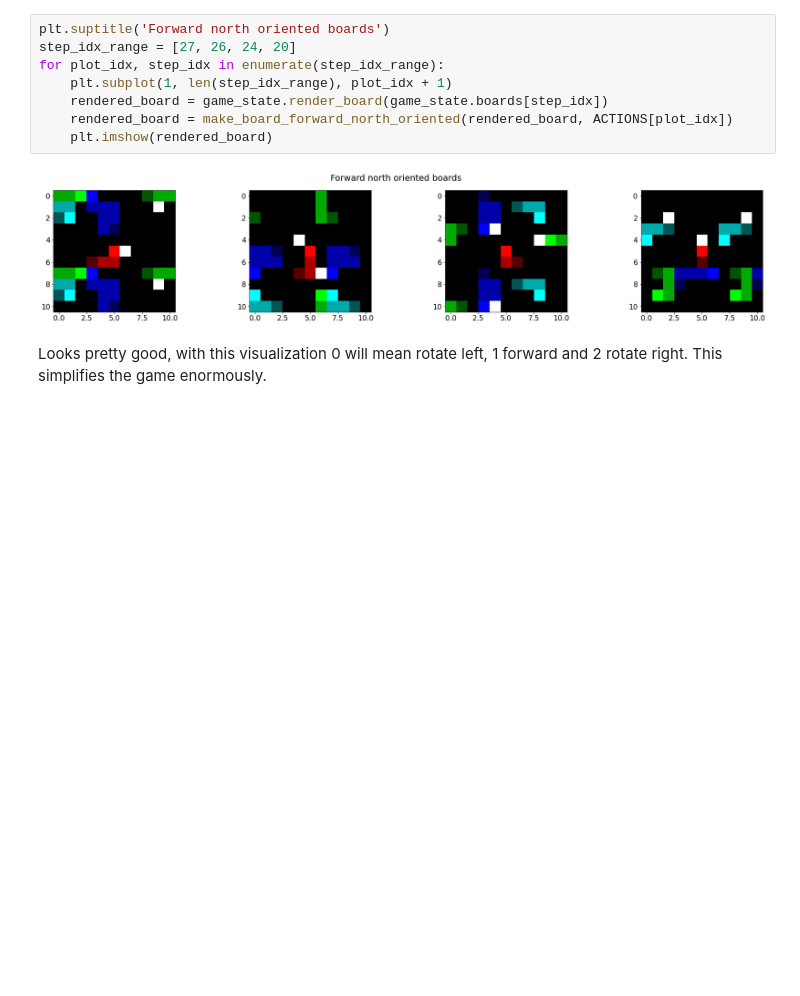
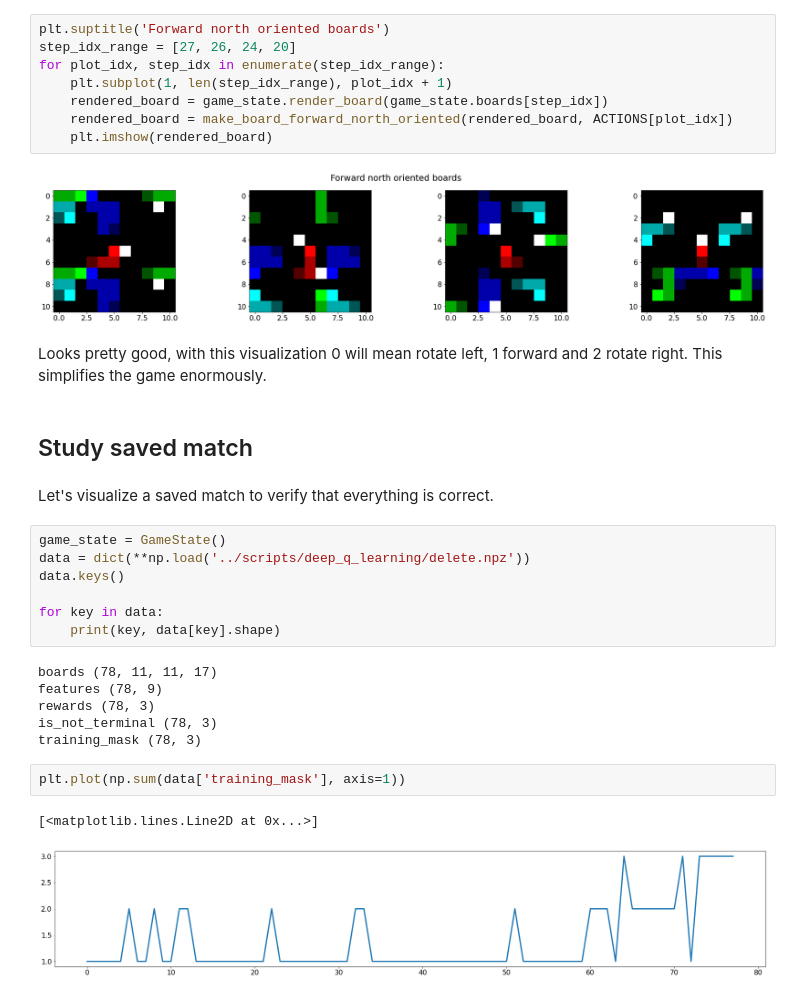
Before and after one commit to ironbar/hungry_geese, a Jupyter notebook: notebooks/009_the_great_redesign.ipynb, the cells around one changed output. Saved outputs shown, nothing was run; the diff lists cells and outputs as text; blank space fills up the shorter version.

Commit message:
verified that saved data is correct

```diff
--- a/notebooks/009_the_great_redesign.ipynb
+++ b/notebooks/009_the_great_redesign.ipynb
@@ -142,3 +144,25 @@ for plot_idx, step_idx in enumerate(step_idx_range):
 [figure]
 # %% [markdown]
 Looks pretty good, with this visualization 0 will mean rotate left, 1 forward and 2 rotate right. This simplifies the game enormously.
+# %% [markdown]
+## Study saved match
+# %% [markdown]
+Let's visualize a saved match to verify that everything is correct.
+# %%
+game_state = GameState()
+data = dict(**np.load('../scripts/deep_q_learning/delete.npz'))
+data.keys()
+
+for key in data:
+    print(key, data[key].shape)
+# %% [output]
+boards (78, 11, 11, 17)
+features (78, 9)
+rewards (78, 3)
+is_not_terminal (78, 3)
+training_mask (78, 3)
+# %%
+plt.plot(np.sum(data['training_mask'], axis=1))
+# %% [output]
+[<matplotlib.lines.Line2D at 0x...>]
+[figure, added]
```
Also changed, not shown: parts of 9 cells of this notebook, 1 other file.
